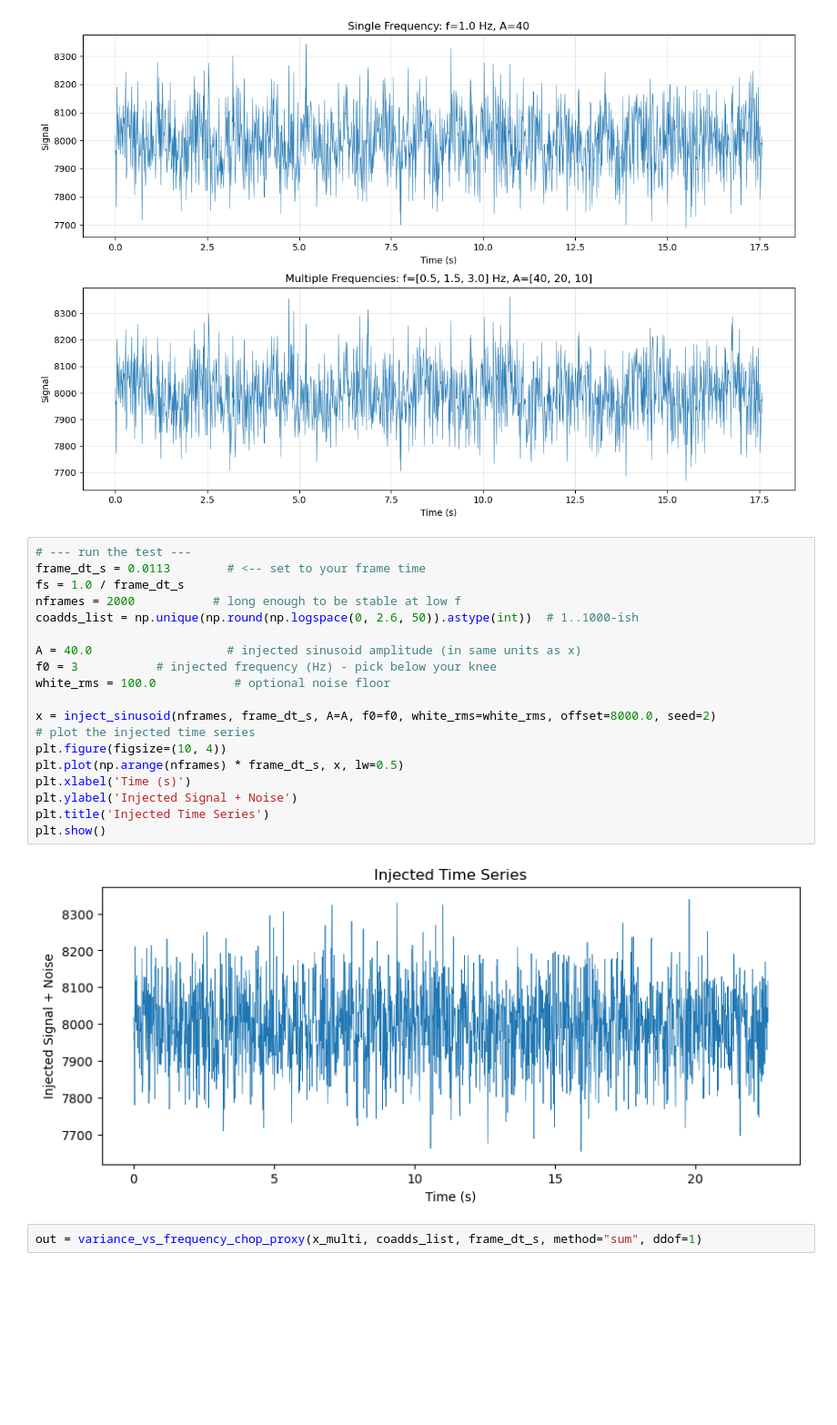
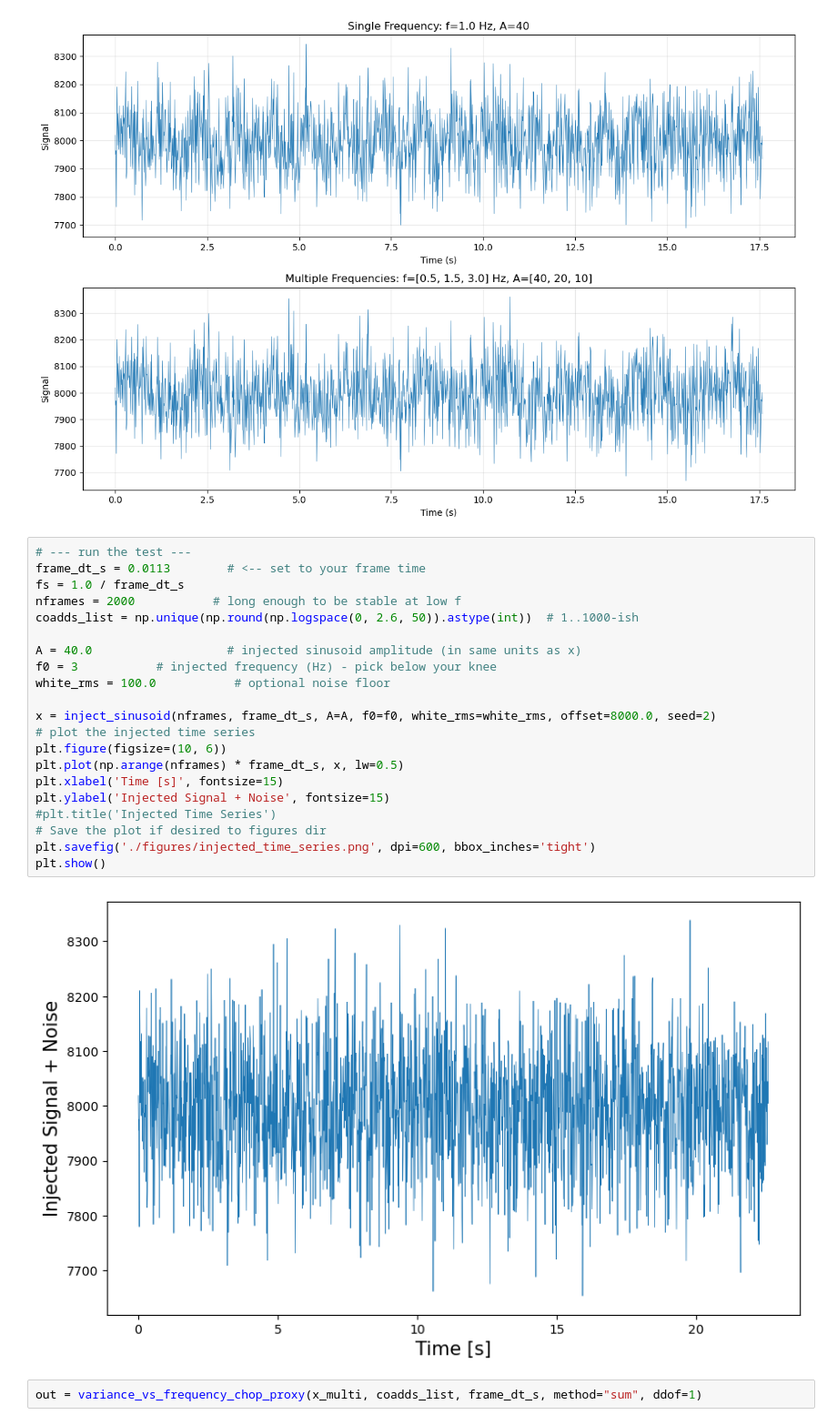
Before and after one commit to chase-urasaki/mirsi_sims, a Jupyter notebook: test_sim.ipynb, the cells around one changed output. Shown at 91% size. Saved outputs shown, nothing was run; the diff lists cells and outputs as text; blank space fills up the shorter version.

Commit message:
updated figures and plots

```diff
--- a/test_sim.ipynb
+++ b/test_sim.ipynb
@@ -205,24 +205,26 @@ plt.show()
 # %%
 # --- run the test ---
 frame_dt_s = 0.0113        # <-- set to your frame time
 fs = 1.0 / frame_dt_s
 nframes = 2000           # long enough to be stable at low f
 coadds_list = np.unique(np.round(np.logspace(0, 2.6, 50)).astype(int))  # 1..1000-ish
 
 A = 40.0                   # injected sinusoid amplitude (in same units as x)
 f0 = 3           # injected frequency (Hz) - pick below your knee
 white_rms = 100.0           # optional noise floor
 
 x = inject_sinusoid(nframes, frame_dt_s, A=A, f0=f0, white_rms=white_rms, offset=8000.0, seed=2)
 # plot the injected time series
-plt.figure(figsize=(10, 4))
+plt.figure(figsize=(10, 6))
 plt.plot(np.arange(nframes) * frame_dt_s, x, lw=0.5)
-plt.xlabel('Time (s)')
-plt.ylabel('Injected Signal + Noise')
-plt.title('Injected Time Series')
+plt.xlabel('Time [s]', fontsize=15)
+plt.ylabel('Injected Signal + Noise', fontsize=15)
+#plt.title('Injected Time Series')
+# Save the plot if desired to figures dir
+plt.savefig('./figures/injected_time_series.png', dpi=600, bbox_inches='tight')
 plt.show()
 # %% [output]
-[figure, old version]
+[figure, new version]
 # %%
 out = variance_vs_frequency_chop_proxy(x_multi, coadds_list, frame_dt_s, method="sum", ddof=1)
 # %%
```
Also changed, not shown: parts of 2 cells of this notebook, 23 other files.
